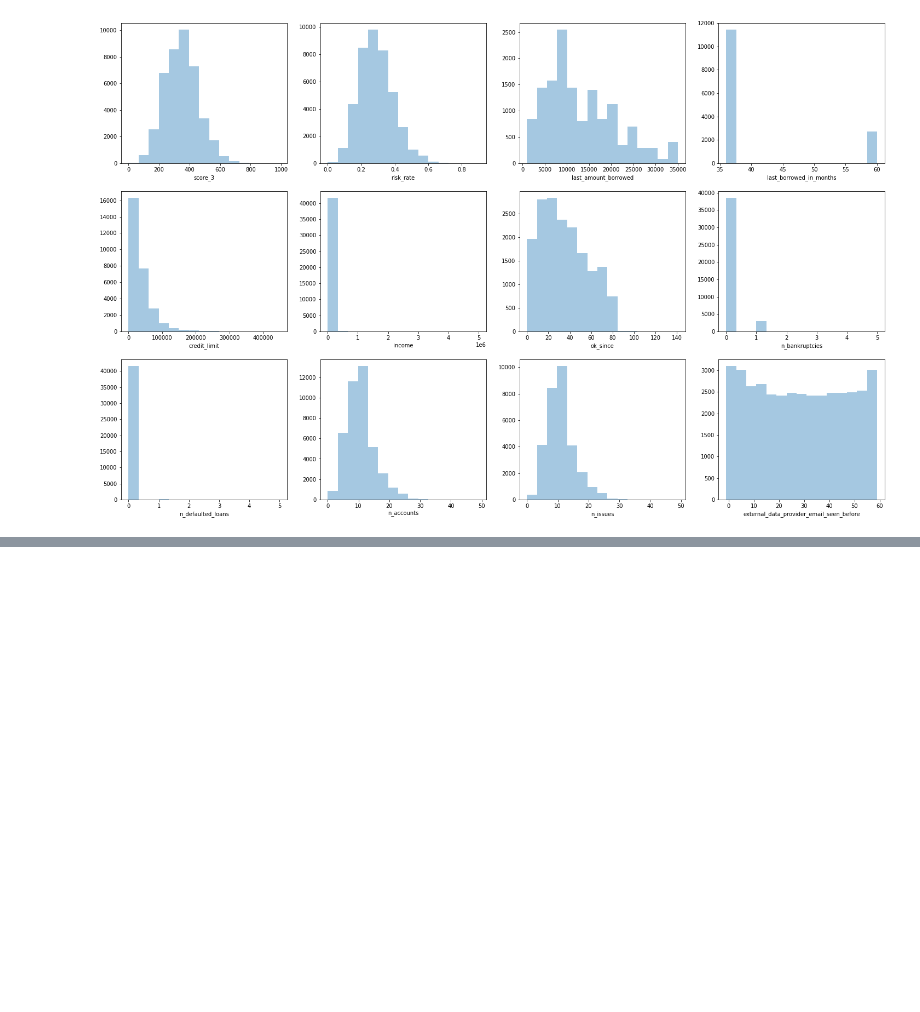
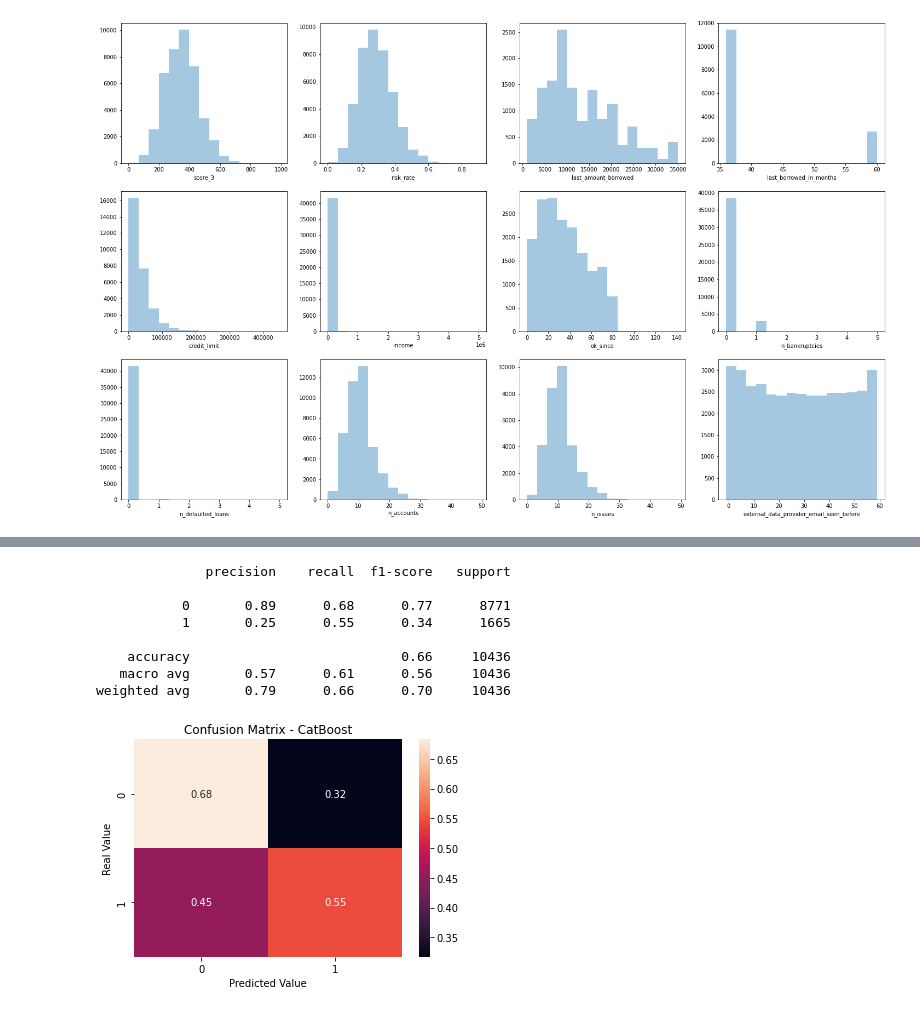
Before and after one commit to tvaditya/intro_ds_and_ml, a Jupyter notebook: Avaliação_de_Risco_de_Crédito.ipynb, the cells around one changed output, grey strips where cells are left out. Saved outputs shown, nothing was run; the diff lists cells and outputs as text; code cells hidden in the pictures; blank space fills up the shorter version.

```diff
--- a/Avaliação_de_Risco_de_Crédito.ipynb
+++ b/Avaliação_de_Risco_de_Crédito.ipynb
@@ -296,0 +657,32 @@ plt.show()
+# %%
+
+
+# final CatBoost model
+cb = CatBoostClassifier(learning_rate=0.03, depth=6, l2_leaf_reg=5, logging_level='Silent')
+cb.fit(X_train_rus, y_train_rus)
+
+# prediction
+X_test_cb = scaler.transform(X_test)
+y_pred_cb = cb.predict(X_test_cb)
+
+# classification report
+print(classification_report(y_test, y_pred_cb))
+
+# confusion matrix
+fig, ax = plt.subplots()
+sns.heatmap(confusion_matrix(y_test, y_pred_cb, normalize='true'), annot=True, ax=ax)
+ax.set_title('Confusion Matrix - CatBoost')
+ax.set_xlabel('Predicted Value')
+ax.set_ylabel('Real Value')
+
+plt.show()
+# %% [output]
+              precision    recall  f1-score   support
+
+           0       0.89      0.68      0.77      8771
+           1       0.25      0.55      0.34      1665
+
+    accuracy                           0.66     10436
+   macro avg       0.57      0.61      0.56     10436
+weighted avg       0.79      0.66      0.70     10436
+[figure, added]
```
Also changed, not shown: parts of 22 cells of this notebook.
